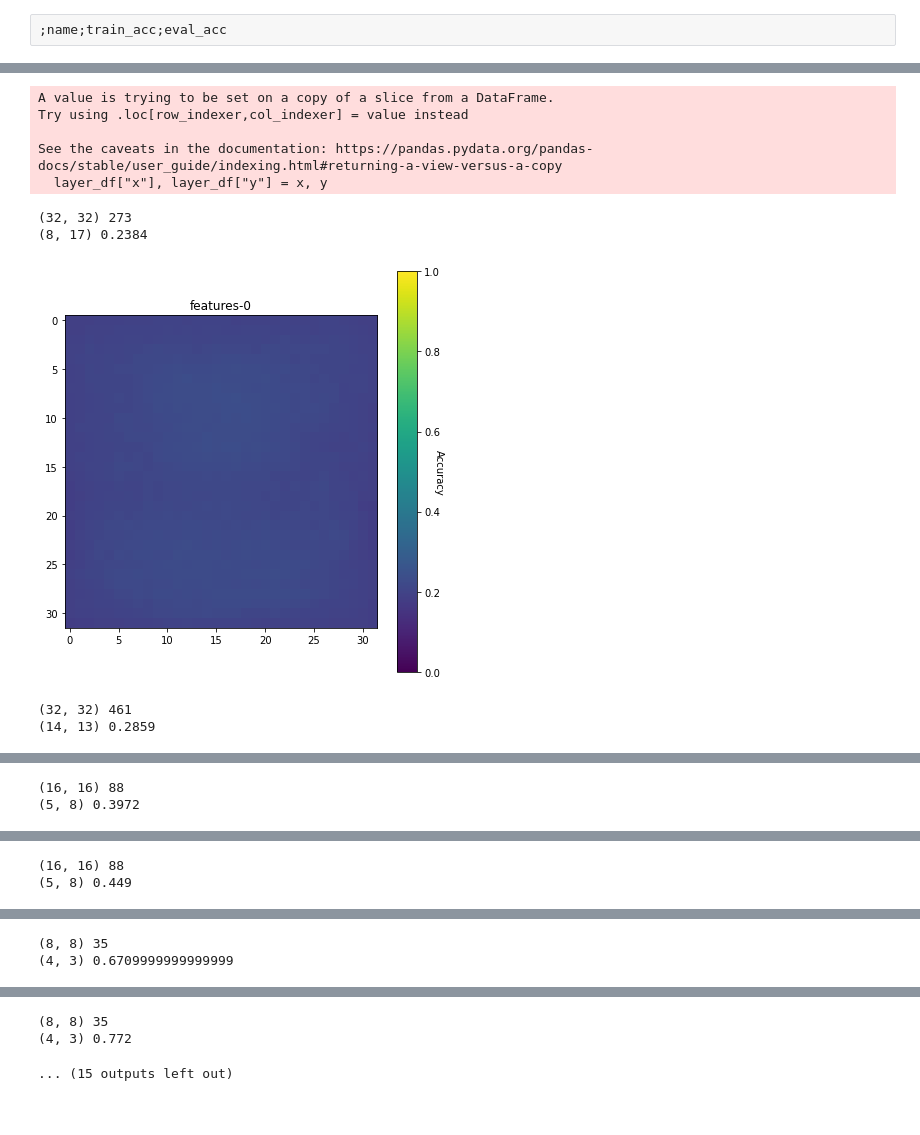
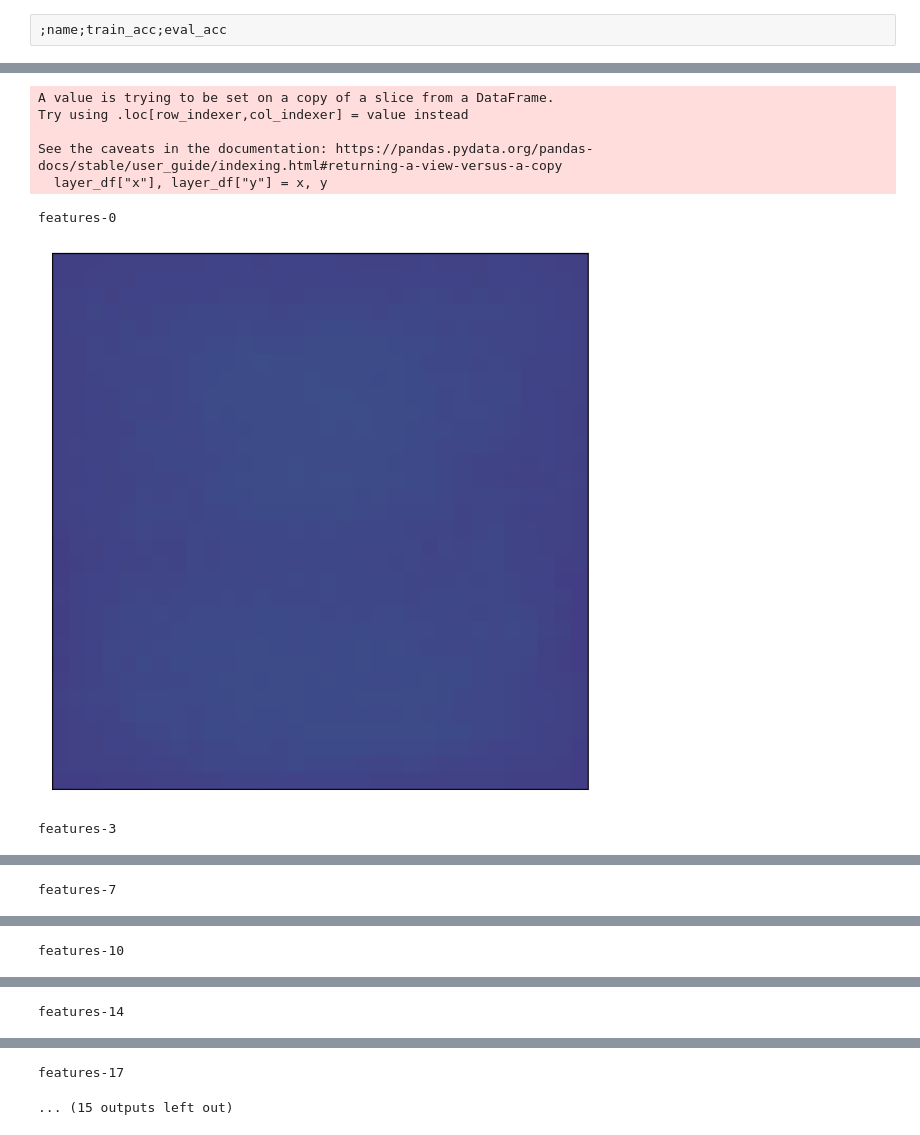
Before and after one commit to MLRichter/phd-lab, a Jupyter notebook: size_matters_plots_2.ipynb, the cells around one changed output, grey strips where cells are left out. Cells and saved outputs as stored; diff of their text form; code cells hidden in the pictures.

```diff
--- a/size_matters_plots_2.ipynb
+++ b/size_matters_plots_2.ipynb
@@ -101,21 +140,26 @@ images = []
 for name in layers:
     heatmap = heatmaps[name]
     fig = plt.figure(figsize=(6,6))
-    plt.title(name.replace("train-", ""))
+    #plt.title(name.replace("train-", ""))
+    print(name.replace("train-", ""))
     plt.imshow(heatmap)
     plt.clim((0.0, 1.0))
-    cbar = plt.colorbar()
-    cbar.set_label("Accuracy", rotation=270)
+    plt.xticks([])
+    plt.yticks([])
+    #cbar = plt.colorbar()
+    #cbar.set_label("Accuracy", rotation=270)
     # Used to return the plot as an image rray
     fig.canvas.draw()       # draw the canvas, cache the renderer
     image = np.frombuffer(fig.canvas.tostring_rgb(), dtype='uint8')
     image  = image.reshape(fig.canvas.get_width_height()[::-1] + (3,))
     plt.tight_layout()
     images.append(image)
+    savepath = join(path, name.replace("train-", "") + ".png")
+    plt.savefig(savepath, bbox_inches='tight')
     plt.show()
 
 kwargs_write = {'fps':1.0, 'quantizer':'nq'}
-imageio.mimsave('./resnet18_receptive_field.gif',images, fps=1)
+#imageio.mimsave('./resnet18_receptive_field.gif',images, fps=1)
 # %% [output]
 A value is trying to be set on a copy of a slice from a DataFrame.
 Try using .loc[row_indexer,col_indexer] = value instead
@@ -166,17 +210,22 @@ images = []
 for name in layers:
     heatmap = heatmaps[name]
     fig = plt.figure(figsize=(6,6))
-    plt.title(name.replace("train-", ""))
+    #plt.title(name.replace("train-", ""))
+    print(name.replace("train-", ""))
     plt.imshow(heatmap)
     plt.clim((0.0, 1.0))
-    cbar = plt.colorbar()
-    cbar.set_label("Accuracy", rotation=270)
-    plt.tight_layout()
+    plt.xticks([])
+    plt.yticks([])
+    #cbar = plt.colorbar()
+    #cbar.set_label("Accuracy", rotation=270)
     # Used to return the plot as an image rray
     fig.canvas.draw()       # draw the canvas, cache the renderer
     image = np.frombuffer(fig.canvas.tostring_rgb(), dtype='uint8')
     image  = image.reshape(fig.canvas.get_width_height()[::-1] + (3,))
+    plt.tight_layout()
     images.append(image)
+    savepath = join(path, name.replace("train-", "") + ".png")
+    plt.savefig(savepath, bbox_inches='tight')
     plt.show()
 
 kwargs_write = {'fps':1.0, 'quantizer':'nq'}
@@ -215,42 +264,42 @@ layers = [
     'train-features-34',
     'train-features-37',
     'train-features-40',
    # 'train-classifier-2',
    # 'train-classifier-6'
     ]
 heatmaps = get_heatmaps(vgg16)
 savepath = Path("./feature_map_plots")
 savepath.mkdir(exist_ok=True, parents=True)
 images = []
 for name in layers:
     heatmap = heatmaps[name]
-    print(heatmap.shape, np.argmax(heatmap))
-    print(np.unravel_index(heatmap.argmax(),  heatmap.shape), heatmap.max())
     fig = plt.figure(figsize=(6,6))
-    plt.title(name.replace("train-", ""))
+    #plt.title(name.replace("train-", ""))
+    print(name.replace("train-", ""))
     plt.imshow(heatmap)
     plt.clim((0.0, 1.0))
-    cbar = plt.colorbar()
-    cbar.set_label("Accuracy", rotation=270)
+    plt.xticks([])
+    plt.yticks([])
+    #cbar = plt.colorbar()
+    #cbar.set_label("Accuracy", rotation=270)
     # Used to return the plot as an image rray
     fig.canvas.draw()       # draw the canvas, cache the renderer
     image = np.frombuffer(fig.canvas.tostring_rgb(), dtype='uint8')
     image  = image.reshape(fig.canvas.get_width_height()[::-1] + (3,))
     plt.tight_layout()
     images.append(image)
-    plt.savefig(savepath / f"{name}_fm.png")
+    savepath = join(path, name.replace("train-", "") + ".png")
+    plt.savefig(savepath, bbox_inches='tight')
     plt.show()
 
 kwargs_write = {'fps':1.0, 'quantizer':'nq'}
-imageio.mimsave('./vgg16_receptive_field.gif',images, fps=1)
+#imageio.mimsave('./vgg16_receptive_field.gif',images, fps=1)
 # %% [output]
 A value is trying to be set on a copy of a slice from a DataFrame.
 Try using .loc[row_indexer,col_indexer] = value instead
 
 See the caveats in the documentation: https://pandas.pydata.org/pandas-docs/stable/user_guide/indexing.html#returning-a-view-versus-a-copy
   layer_df["x"], layer_df["y"] = x, y
-(32, 32) 273
-(8, 17) 0.2384
+features-0
-[figure, old version]
+[figure, new version]
-(32, 32) 461
-(14, 13) 0.2859
+features-3
@@ -258,2 +307 @@ See the caveats in the documentation: https://pandas.pydata.org/pandas-docs/stab
-(16, 16) 88
-(5, 8) 0.3972
+features-7
@@ -261,2 +309 @@ See the caveats in the documentation: https://pandas.pydata.org/pandas-docs/stab
-(16, 16) 88
-(5, 8) 0.449
+features-10
@@ -264,2 +311 @@ See the caveats in the documentation: https://pandas.pydata.org/pandas-docs/stab
-(8, 8) 35
-(4, 3) 0.6709999999999999
+features-14
@@ -267,3 +313,2 @@ See the caveats in the documentation: https://pandas.pydata.org/pandas-docs/stab
-(8, 8) 35
-(4, 3) 0.772
+features-17
 ... (15 outputs left out)
```
Also changed, not shown: parts of 7 cells of this notebook.
